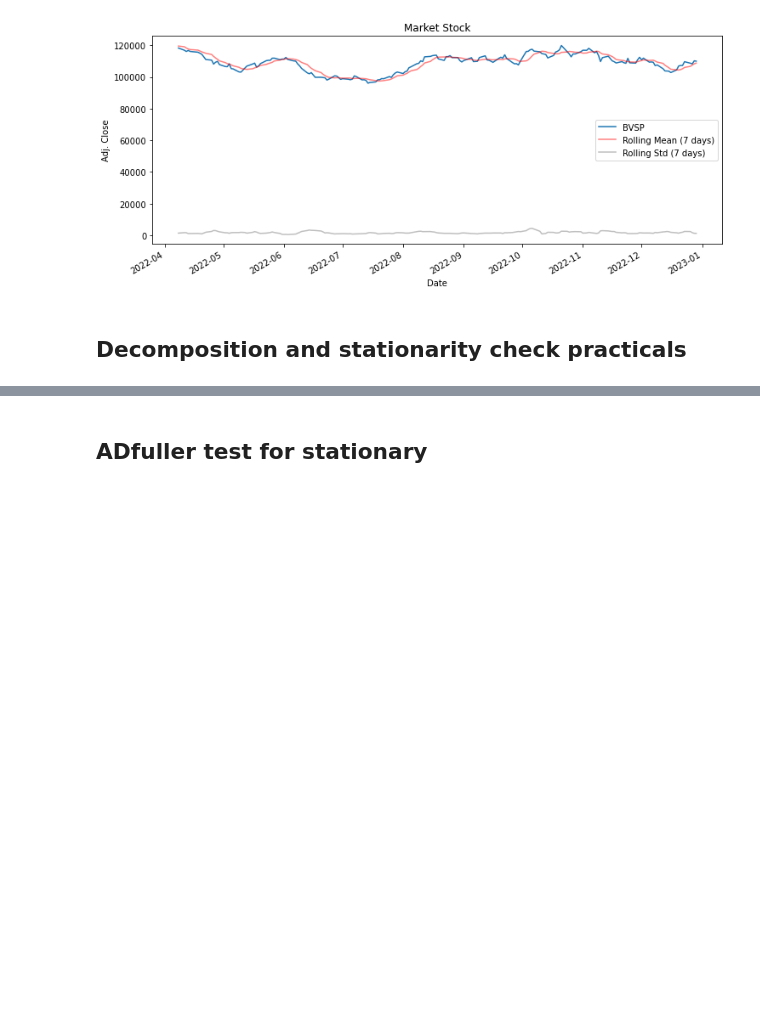
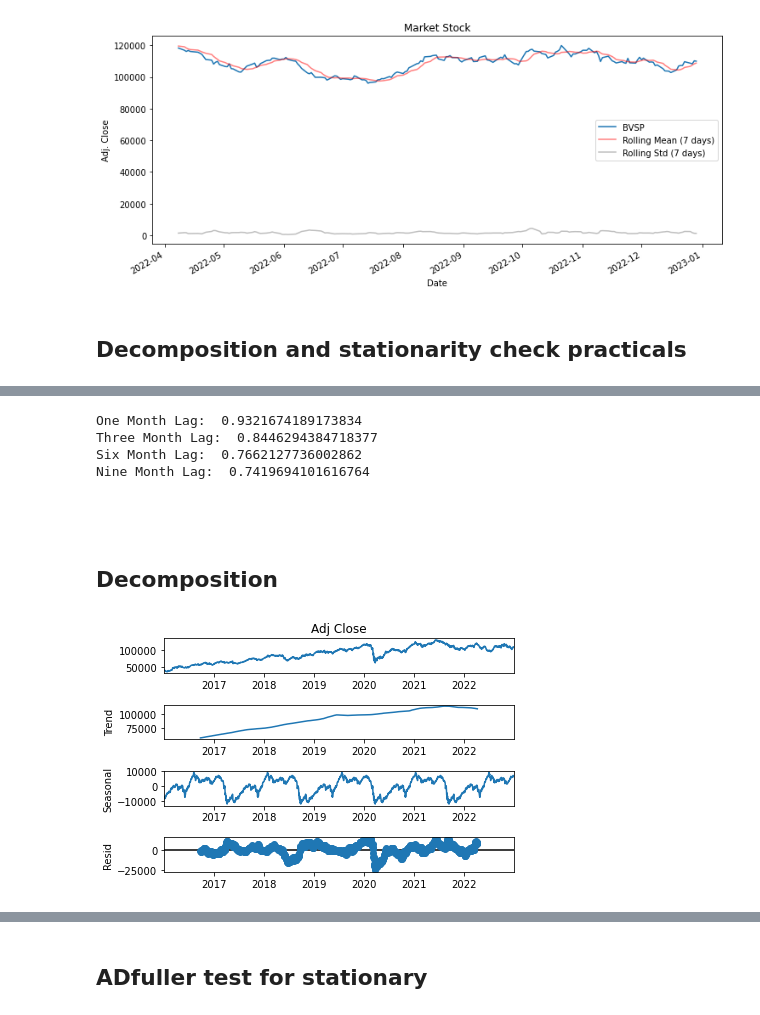
Before and after one commit to fernandopmarciano/Data_Analisys, a Jupyter notebook: Market_Forecast/notebook.ipynb, the cells around one changed output, grey strips where cells are left out. Cells and saved outputs as stored; diff of their text form; code cells hidden in the pictures; blank space fills up the shorter version.

```diff
--- a/Market_Forecast/notebook.ipynb
+++ b/Market_Forecast/notebook.ipynb
@@ -205,0 +214,36 @@ NameError: name 'bvsp_adj_close_aux' is not defined
+# %%
+# We can see that our data is not stationary from the fact that
+# our p-value is greater than 5 percent and
+# the test statistic is greater than the critical value.
+# We can also draw these conclusions from inspecting the data,
+# as we see a clear, increasing trend in the close_adj.
+
+
+autocorrelation_lag1 = bvsp_adj_close.autocorr(lag=30)
+print("One Month Lag: ", autocorrelation_lag1)
+
+autocorrelation_lag3 = bvsp_adj_close.autocorr(lag=90)
+print("Three Month Lag: ", autocorrelation_lag3)
+
+autocorrelation_lag6 = bvsp_adj_close.autocorr(lag=180)
+print("Six Month Lag: ", autocorrelation_lag6)
+
+autocorrelation_lag9 = bvsp_adj_close.autocorr(lag=270)
+print("Nine Month Lag: ", autocorrelation_lag9)
+# %% [output]
+One Month Lag:  0.9321674189173834
+Three Month Lag:  0.8446294384718377
+Six Month Lag:  0.7662127736002862
+Nine Month Lag:  0.7419694101616764
+# %% [markdown]
+#
+# %% [markdown]
+## Decomposition
+# %%
+from statsmodels.tsa.seasonal import seasonal_decompose
+
+decompose = seasonal_decompose(bvsp_adj_close,model='additive', period=365)
+decompose.plot()
+plt.show()
+# %% [output]
+[figure, added]
```
Also changed, not shown: parts of 15 cells of this notebook.
